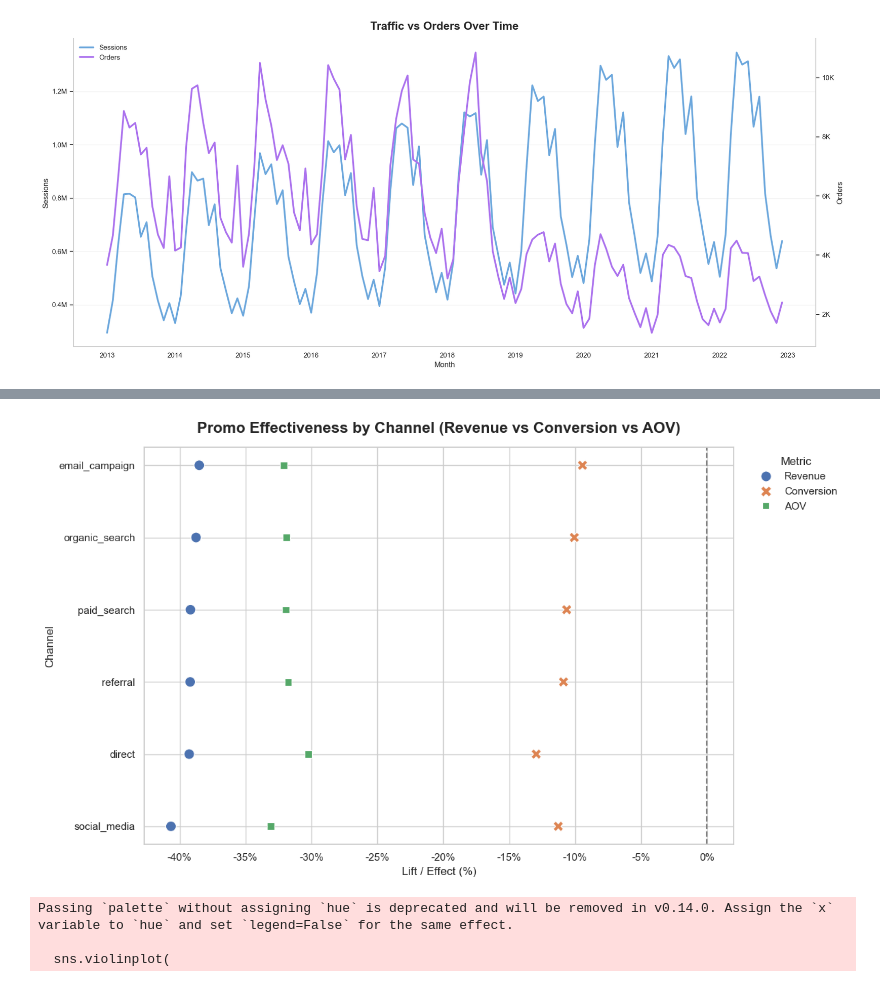
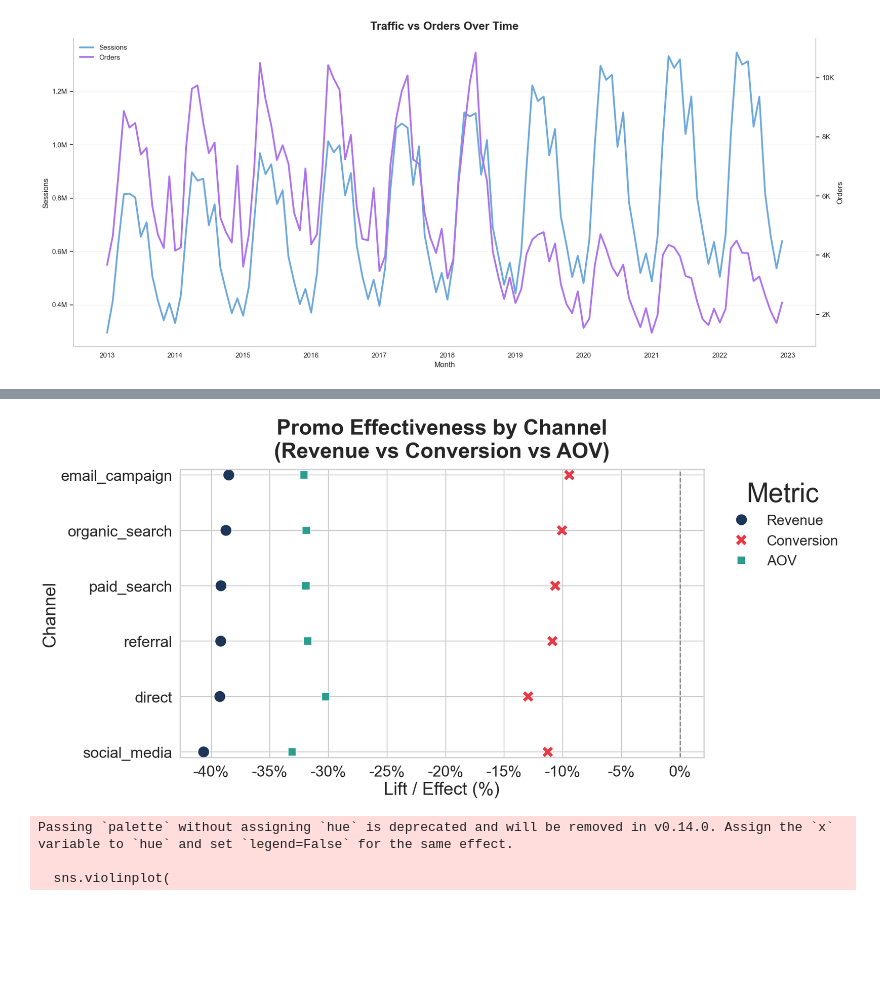
Before and after one commit to bee1zebub05/datathon-2026, a Jupyter notebook: DB4/db4.ipynb, the cells around one changed output, grey strips where cells are left out. Cells and saved outputs as stored; diff of their text form; code cells hidden in the pictures; blank space fills up the shorter version.

```diff
--- a/DB4/db4.ipynb
+++ b/DB4/db4.ipynb
@@ -472,7 +209,20 @@ import matplotlib.pyplot as plt
 import matplotlib.ticker as mtick
 import seaborn as sns
 
+# =========================
+# Style (font to + clean)
+# =========================
 sns.set(style="whitegrid")
+sns.set_context("talk", font_scale=2.5)  # tăng toàn bộ font
+
+plt.rcParams.update({
+    "font.size": 36,
+    "axes.titlesize": 36,
+    "axes.labelsize": 30,
+    "xtick.labelsize": 26,
+    "ytick.labelsize": 26,
+    "legend.fontsize": 24
+})
 
 # =========================
 # reshape data
@@ -492,49 +242,54 @@ metric_map = {
 
 plot_df["metric"] = plot_df["metric"].map(metric_map)
 
+plot_df.to_csv('plot_df.csv', index= True)
+
 # =========================
 # plot
 # =========================
-plt.figure(figsize=(12,7))
+plt.figure(figsize=(20, 10))  # rộng hơn
 
 sns.scatterplot(
     data=plot_df,
     x="value",
     y="order_source",
     hue="metric",
     style="metric",
-    s=120
+    s=400,  # 🔥 tăng size icon
+    palette=["#1D3557", "#E63946", "#2A9D8F"]  # dễ phân biệt hơn
 )
 
 # zero line
-plt.axvline(0, linestyle="--", color="gray")
+plt.axvline(0, linestyle="--", color="gray", linewidth=2)
+
+# giảm khoảng cách giữa các dòng
+plt.gca().margins(y=0.02)
 
 # format
 plt.title(
-    "Promo Effectiveness by Channel (Revenue vs Conversion vs AOV)",
-    fontsize=16,
+    "Promo Effectiveness by Channel\n(Revenue vs Conversion vs AOV)",
     fontweight="bold",
-    pad=15
+    pad=20
 )
 
 plt.xlabel("Lift / Effect (%)")
 plt.ylabel("Channel")
 
 plt.gca().xaxis.set_major_formatter(
     mtick.FuncFormatter(lambda x, _: f"{x:.0%}")
 )
 
 plt.legend(
     title="Metric",
     bbox_to_anchor=(1.02, 1),
     loc="upper left",
     frameon=False
 )
 
 plt.tight_layout()
 plt.show()
 # %% [output]
-[figure, old version]
+[figure, new version]
 # %%
 import pandas as pd
 import seaborn as sns
```
Also changed, not shown: parts of 3 cells of this notebook, 7 other files.
